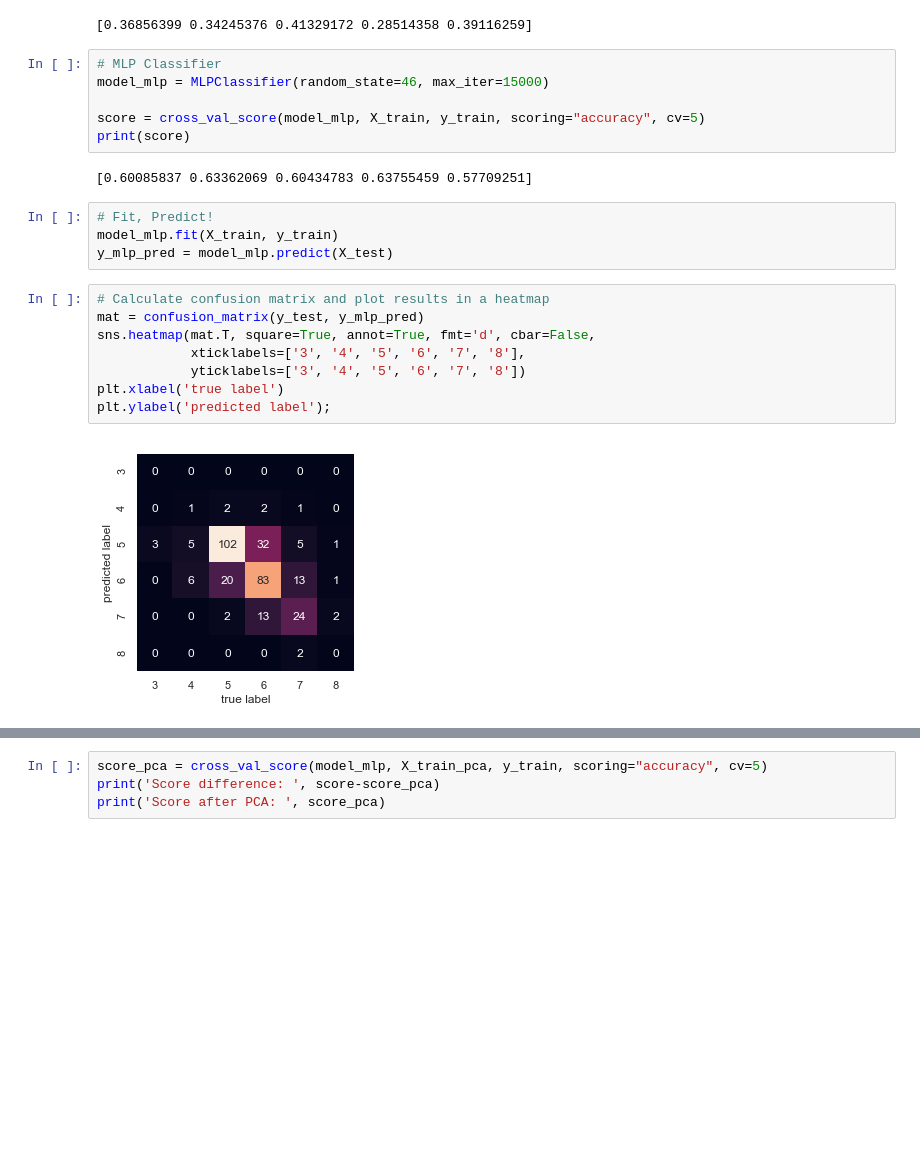
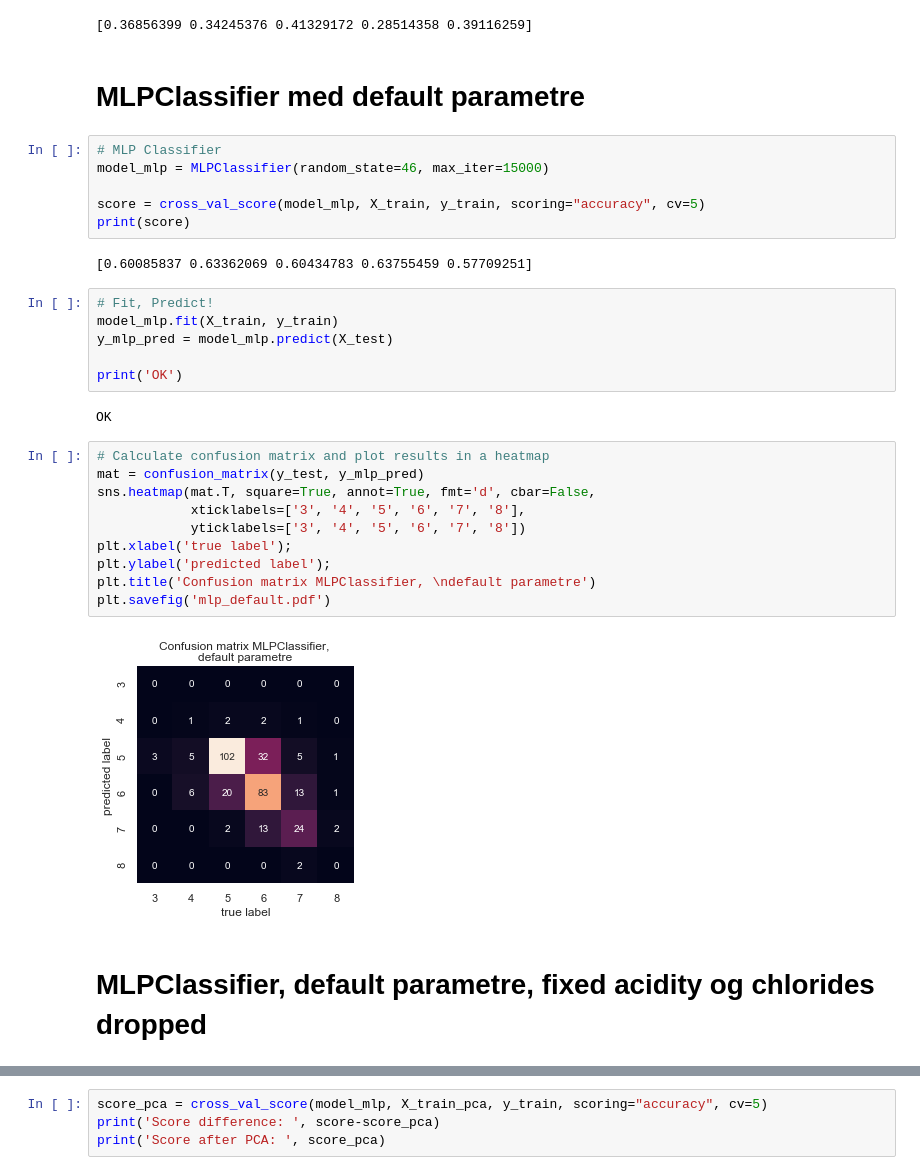
Before and after one commit to 2takker/ITMAL-gr46, a Jupyter notebook: Journal 3/Journal 3.ipynb, the cells around one changed output, grey strips where cells are left out. Cells and saved outputs as stored; diff of their text form; blank space fills up the shorter version.

```diff
--- a/Journal 3/Journal 3.ipynb
+++ b/Journal 3/Journal 3.ipynb
@@ -133,6 +144,8 @@ score = cross_val_score(model_linreg, X_train, y_train, scoring="r2", cv=5)
 print(score)
 # %% [output]
 [0.36856399 0.34245376 0.41329172 0.28514358 0.39116259]
+# %% [markdown]
+# MLPClassifier med default parametre
 # %%
 # MLP Classifier
 model_mlp = MLPClassifier(random_state=46, max_iter=15000)
@@ -145,14 +158,22 @@ print(score)
 # Fit, Predict!
 model_mlp.fit(X_train, y_train)
 y_mlp_pred = model_mlp.predict(X_test)
+
+print('OK')
+# %% [output]
+OK
 # %%
 # Calculate confusion matrix and plot results in a heatmap
 mat = confusion_matrix(y_test, y_mlp_pred)
 sns.heatmap(mat.T, square=True, annot=True, fmt='d', cbar=False,
             xticklabels=['3', '4', '5', '6', '7', '8'],
             yticklabels=['3', '4', '5', '6', '7', '8'])
-plt.xlabel('true label')
+plt.xlabel('true label');
 plt.ylabel('predicted label');
+plt.title('Confusion matrix MLPClassifier, \ndefault parametre')
+plt.savefig('mlp_default.pdf')
 # %% [output]
-[figure, old version]
+[figure, new version]
+# %% [markdown]
+# MLPClassifier, default parametre, fixed acidity og chlorides dropped
 # %%
```
Also changed, not shown: parts of 29 cells of this notebook, 6 other files.
